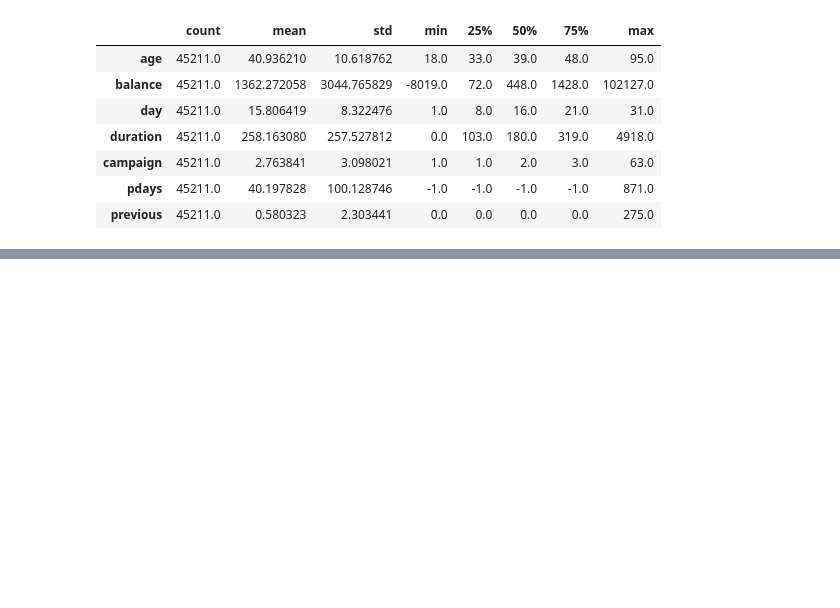
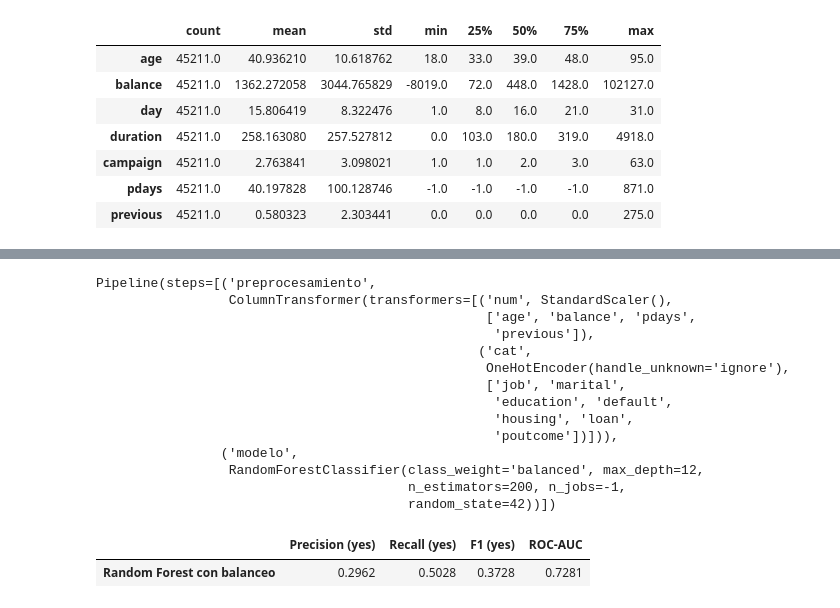
Before and after one commit to FabParraguez/CRISP-DM_BankFull_Examen_MachineLearning, a Jupyter notebook: Taller6_examen/Ultima_Entrega_CRISPDM_BankFull.ipynb, the cells around one changed output, grey strips where cells are left out. Drawn from its saved outputs; the diff is of its cells as text; code cells hidden in the pictures; blank space fills up the shorter version.

```diff
--- a/Taller6_examen/Ultima_Entrega_CRISPDM_BankFull.ipynb
+++ b/Taller6_examen/Ultima_Entrega_CRISPDM_BankFull.ipynb
@@ -217,0 +194,31 @@ Se mide el rendimiento del modelo sobre el **conjunto de prueba**, que no partic
+# %%
+# Iteración única: Random Forest con class_weight='balanced'
+model_pipeline = Pipeline(steps=[
+    ('preprocesamiento', preprocessor),
+    ('modelo', RandomForestClassifier(
+        n_estimators=200,
+        max_depth=12,
+        class_weight='balanced',
+        random_state=RANDOM_STATE,
+        n_jobs=-1
+    ))
+])
+
+model_pipeline.fit(X_train, y_train)
+# %% [output]
+Pipeline(steps=[('preprocesamiento',
+                 ColumnTransformer(transformers=[('num', StandardScaler(),
+                                                  ['age', 'balance', 'pdays',
+                                                   'previous']),
+                                                 ('cat',
+                                                  OneHotEncoder(handle_unknown='ignore'),
+                                                  ['job', 'marital',
+                                                   'education', 'default',
+                                                   'housing', 'loan',
+                                                   'poutcome'])])),
+                ('modelo',
+                 RandomForestClassifier(class_weight='balanced', max_depth=12,
+                                        n_estimators=200, n_jobs=-1,
+                                        random_state=42))])
+|  | Precision (yes) | Recall (yes) | F1 (yes) | ROC-AUC |
+| Random Forest con balanceo | 0.2962 | 0.5028 | 0.3728 | 0.7281 |
```
Also changed, not shown: parts of 22 cells of this notebook.
